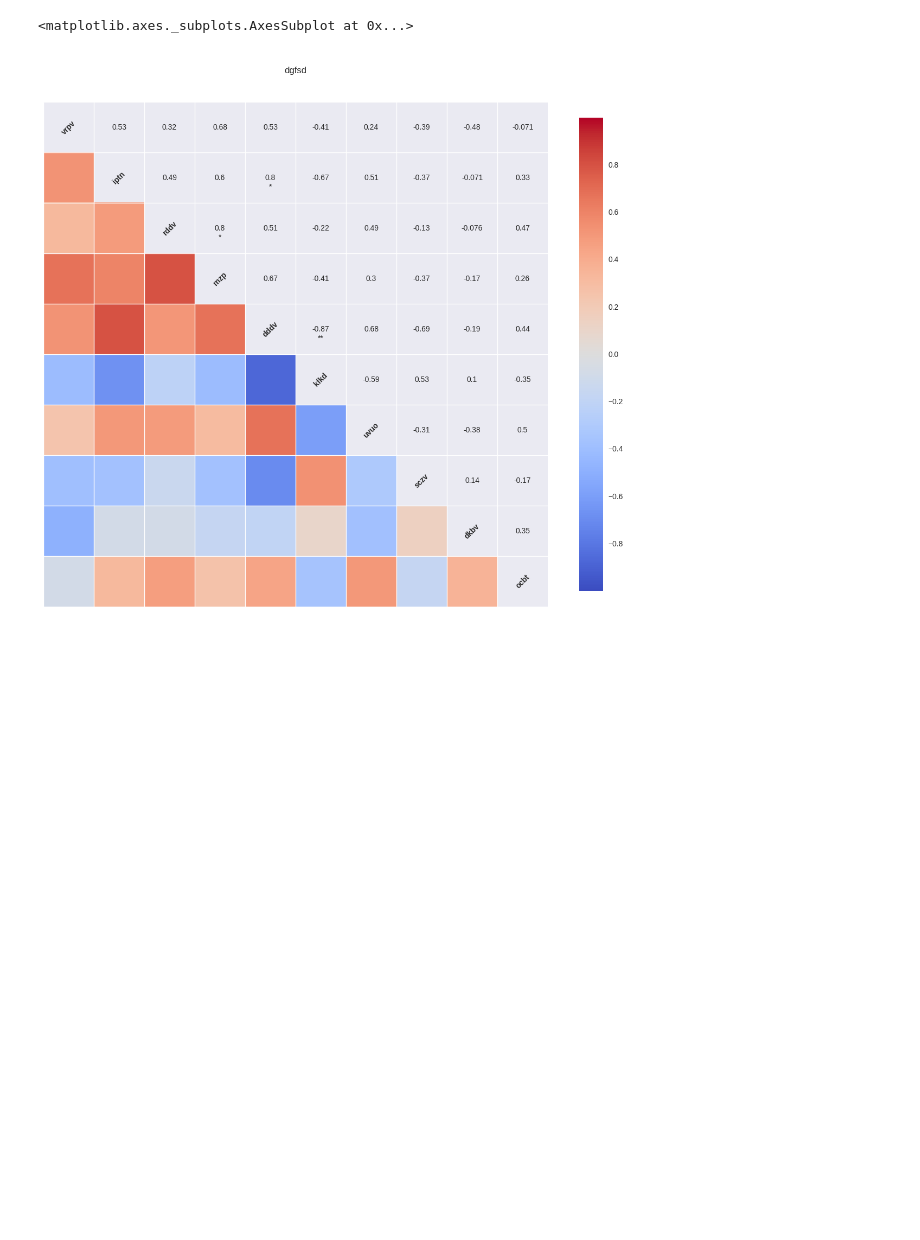
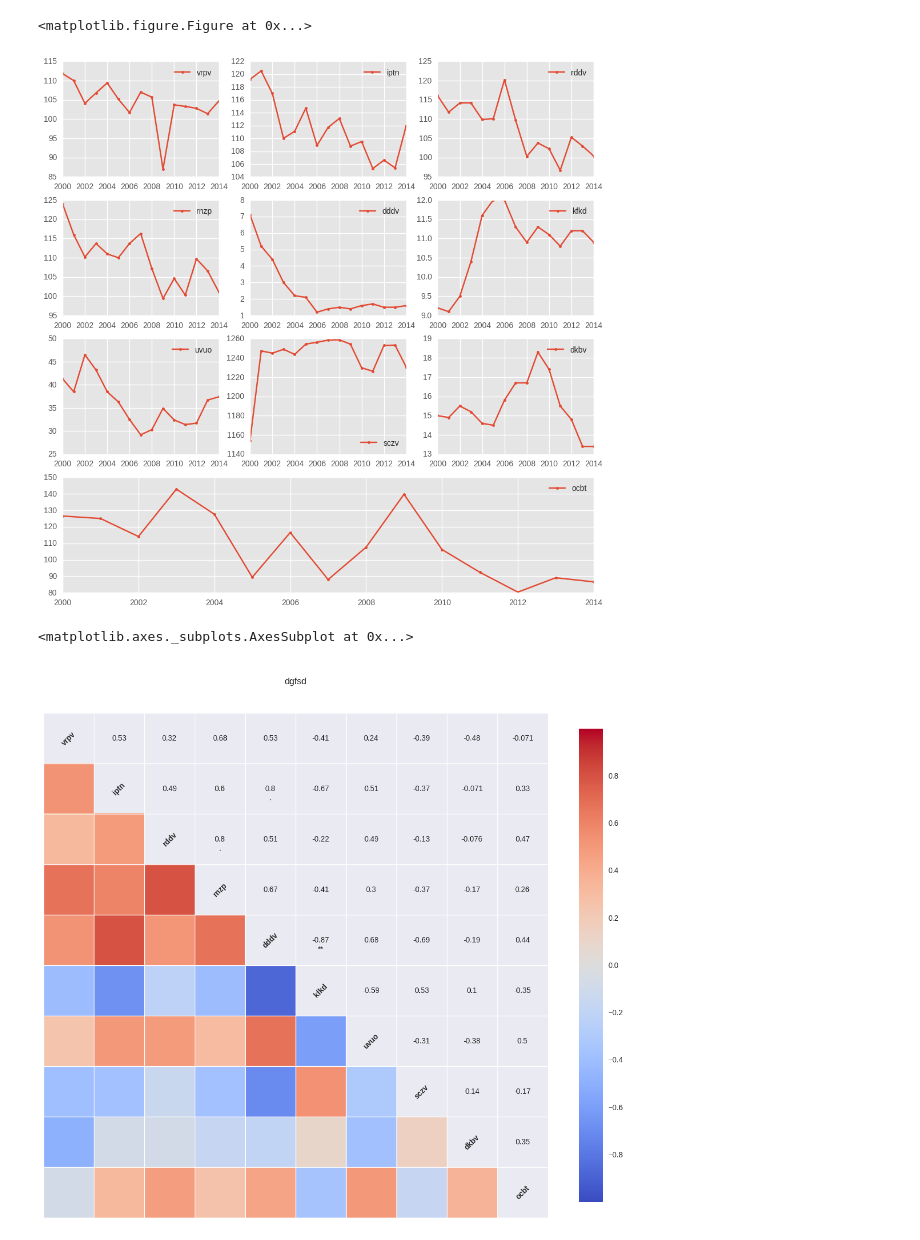
Before and after one commit to Bu3a3a/magister, a Jupyter notebook: Untitled1.ipynb, the cells around one changed output. Saved outputs shown, nothing was run; the diff lists cells and outputs as text; code cells hidden in the pictures; blank space fills up the shorter version.

```diff
--- a/Untitled1.ipynb
+++ b/Untitled1.ipynb
@@ -160,3 +172,66 @@ draw_plot(X.iloc[:,[6]])
+# %%
+plt.figure(1)
+plt.figure(figsize=(12,12))
+
+plt.subplot(431)
+plt.plot(X.iloc[:,[0]], marker='.', label=list(X.iloc[:,[0]])[0])
+plt.legend()
+plt.grid(True)
+
+plt.subplot(432)
+plt.plot(X.iloc[:,[1]], marker='.', label=list(X.iloc[:,[1]])[0])
+plt.legend()
+plt.grid(True)
+
+plt.subplot(433)
+plt.plot(X.iloc[:,[2]], marker='.', label=list(X.iloc[:,[2]])[0])
+plt.legend()
+plt.grid(True)
+
+plt.subplot(434)
+plt.plot(X.iloc[:,[3]], marker='.', label=list(X.iloc[:,[3]])[0])
+plt.legend()
+plt.grid(True)
+
+plt.subplot(435)
+plt.plot(X.iloc[:,[4]], marker='.', label=list(X.iloc[:,[4]])[0])
+plt.legend()
+plt.grid(True)
+
+plt.subplot(436)
+plt.plot(X.iloc[:,[5]], marker='.', label=list(X.iloc[:,[5]])[0])
+plt.legend()
+plt.grid(True)
+
+plt.subplot(437)
+plt.plot(X.iloc[:,[6]], marker='.', label=list(X.iloc[:,[6]])[0])
+plt.legend()
+plt.grid(True)
+
+plt.subplot(438)
+plt.plot(X.iloc[:,[7]], marker='.', label=list(X.iloc[:,[7]])[0])
+plt.legend(loc=4)
+plt.grid(True)
+
+plt.subplot(439)
+plt.plot(X.iloc[:,[8]], marker='.', label=list(X.iloc[:,[8]])[0])
+plt.legend()
+plt.grid(True)
+
+plt.subplot(4, 1, 4)
+plt.plot(X.iloc[:,[9]], marker='.', label=list(X.iloc[:,[9]])[0])
+plt.legend()
+plt.grid(True)
+
+
+# ax1 = df.plot(**style)
+# ax1.set(**labels)
+# #ax1.set_xticklabels(range(2007,2015))
+# plt.legend(loc='best')
+# return ax1
+# %% [output]
+<matplotlib.figure.Figure at 0x...>
+[figure, added]
 # %%
 f, ax = plt.subplots(figsize=(15, 15))
 sb.plt.title('\n' + 'dgfsd')
```
Also changed, not shown: parts of 13 cells of this notebook, 7 other files.
